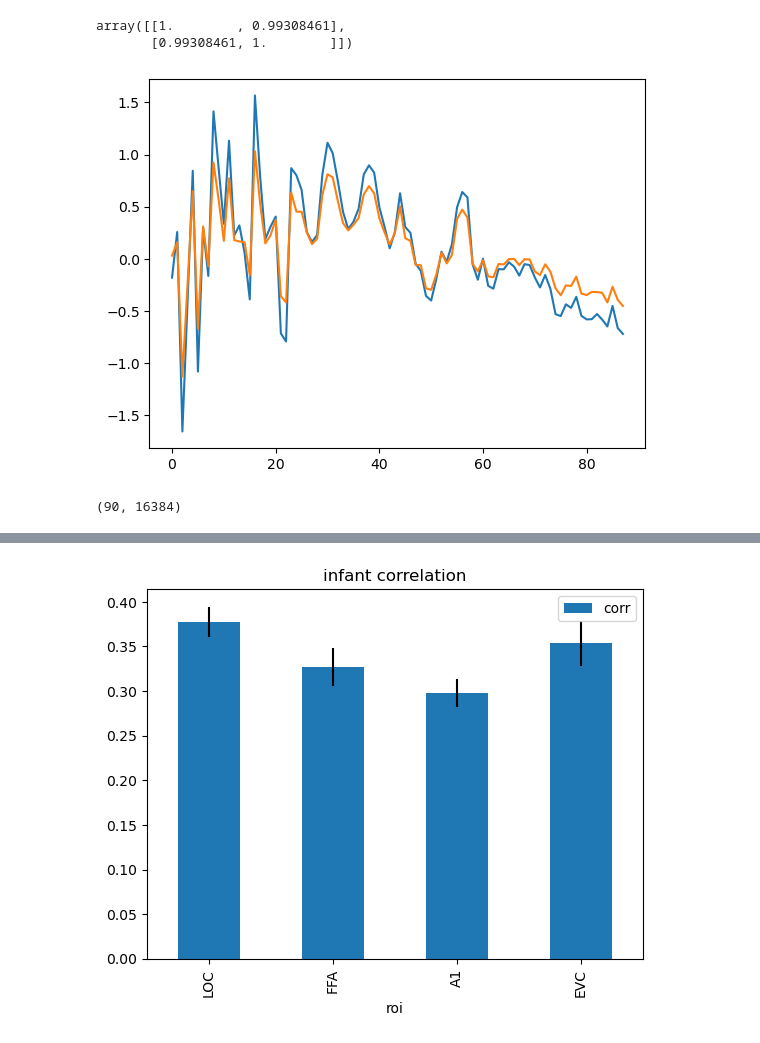
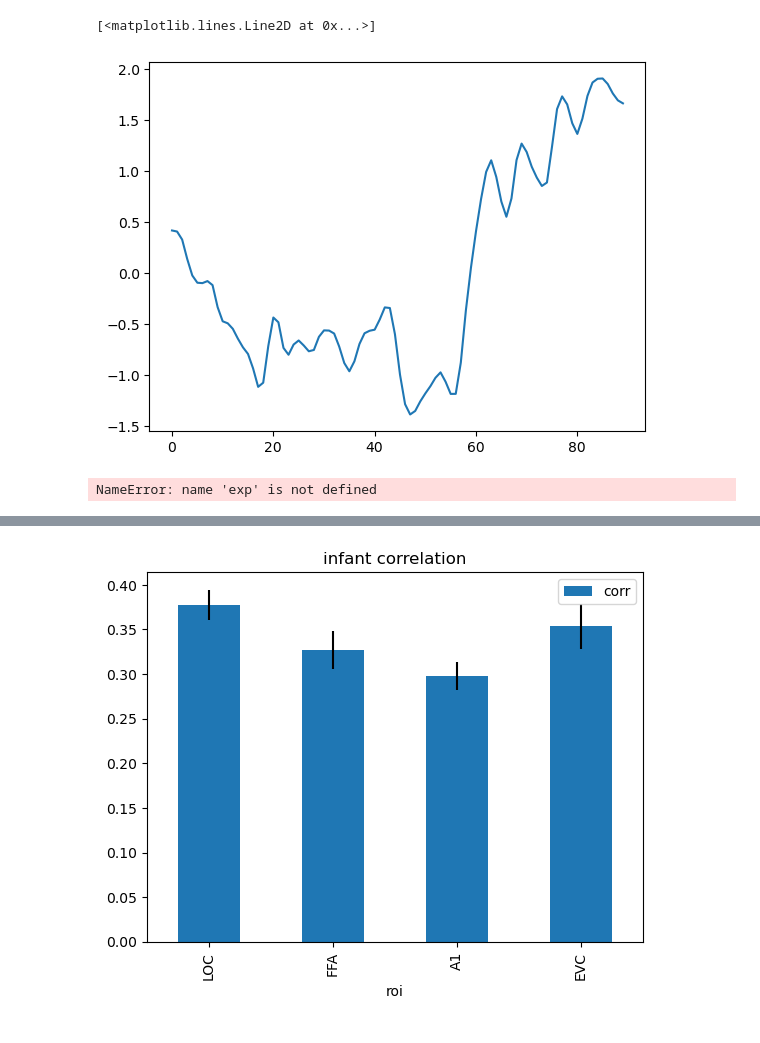
Before and after one commit to vayzenb/ginn, a Jupyter notebook: fmri/explore_fmri.ipynb, the cells around one changed output, grey strips where cells are left out. Cells and saved outputs as stored; diff of their text form; code cells hidden in the pictures.

```diff
--- a/fmri/explore_fmri.ipynb
+++ b/fmri/explore_fmri.ipynb
@@ -15,0 +25,43 @@ import ginn_params as params
+# %%
+predictor_dir = '/lab_data/behrmannlab/vlad/ginn/modelling/model_ts'
+predictor_ts = np.load(f'{predictor_dir}/cornet_z_sl_vggface_V4_aeronaut_ts.npy')
+#zscore predictors
+predictor_ts = stats.zscore(predictor_ts, axis=0)
+
+#replaces nans with 0
+predictor_ts = np.nan_to_num(predictor_ts)
+
+
+#90
+n_comps = analysis_funcs.calc_pc_n(analysis_funcs.extract_pc(predictor_ts), 0.9)
+
+pca = analysis_funcs.extract_pc(predictor_ts, n_comps)
+predictor_comps_90 = pca.transform(predictor_ts)
+
+#zscore predictors
+predictor_comps_90 = stats.zscore(predictor_comps_90, axis=0)
+
+#95
+n_comps = analysis_funcs.calc_pc_n(analysis_funcs.extract_pc(predictor_ts), 0.95)
+
+pca = analysis_funcs.extract_pc(predictor_ts, n_comps)
+predictor_comps_95 = pca.transform(predictor_ts)
+
+#zscore predictors
+predictor_comps_95 = stats.zscore(predictor_comps_95, axis=0)
+
+
+#99
+n_comps = analysis_funcs.calc_pc_n(analysis_funcs.extract_pc(predictor_ts), 0.99)
+pca = analysis_funcs.extract_pc(predictor_ts, n_comps)
+predictor_comps_99 = pca.transform(predictor_ts)
+
+#zscore predictors
+predictor_comps_99 = stats.zscore(predictor_comps_99, axis=0)
+# %%
+plt.plot(predictor_comps_90[:,0])
+#plt.plot(predictor_comps_95[:,0])
+#plt.plot(predictor_comps_99[:,0])
+# %% [output]
+[<matplotlib.lines.Line2D at 0x...>]
+[figure, added]
@@ -19,17 +118,15 @@ roi = 'FFA'
 study_dir,subj_dir, sub_list, vid, file_suf, fix_tr, data_dir, vols, tr, fps, bin_size, ages = params.load_params(exp)
 
 mean_ts = np.loadtxt(f'{subj_dir}/sub-{sub}/timeseries/{roi}_ts_mean.txt')
-mean_ts = mean_ts[5:]
+mean_ts = mean_ts[fix_tr:]
 all_ts = np.load(f'{subj_dir}/sub-{sub}/timeseries/{roi}_ts_all.npy')
 
 
 mean_all = np.mean(all_ts,axis=1)
-mean_all = mean_all[5:]
+mean_all = mean_all[fix_tr:]
 
 plt.plot(mean_ts)
 plt.plot(mean_all)
 np.corrcoef(mean_ts,mean_all)
 # %% [output]
-array([[1.        , 0.99308461],
-       [0.99308461, 1.        ]])
+NameError: name 'exp' is not defined
-[figure, removed]
@@ -44,4 +132,0 @@ predictor_ts = pca.transform(predictor_ts)
-# %%
-predictor_ts.shape
-# %% [output]
-(90, 16384)
```
Also changed, not shown: parts of 14 cells of this notebook, 7 other files.
